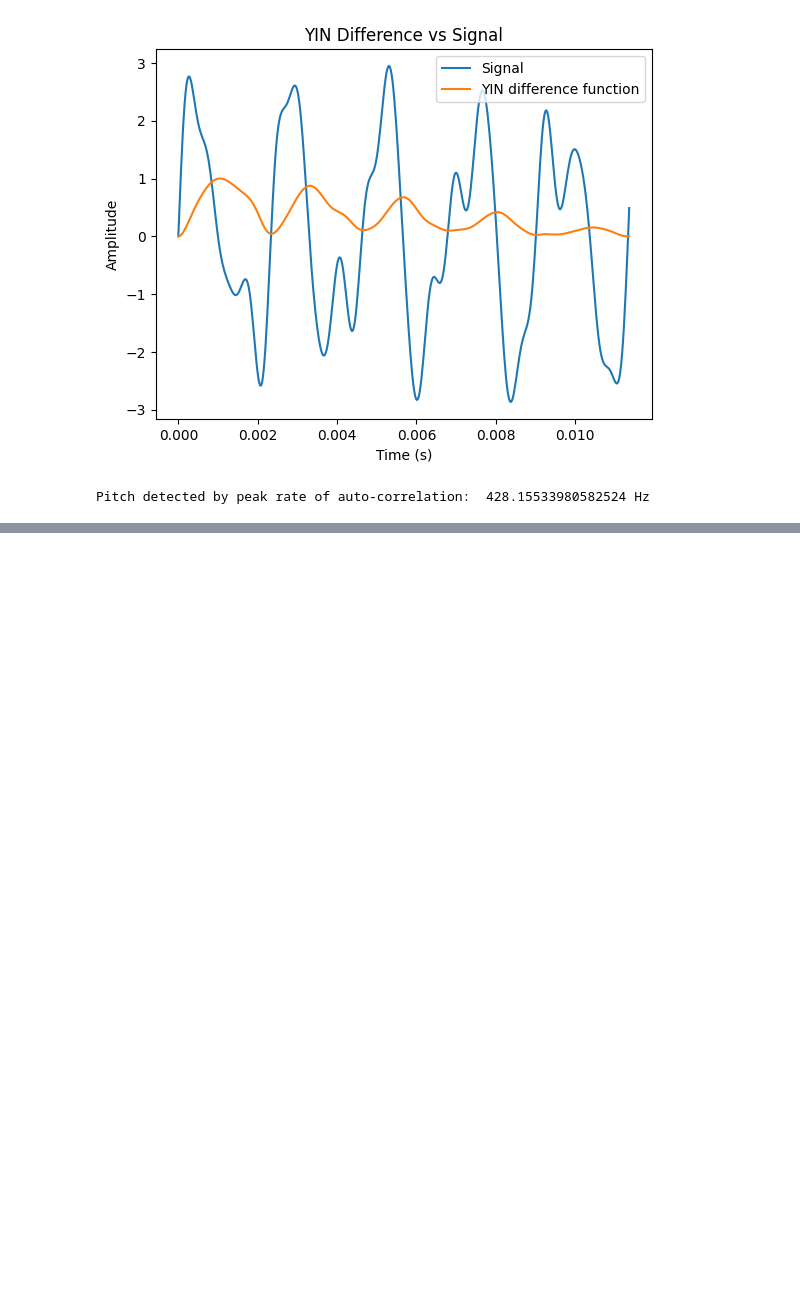
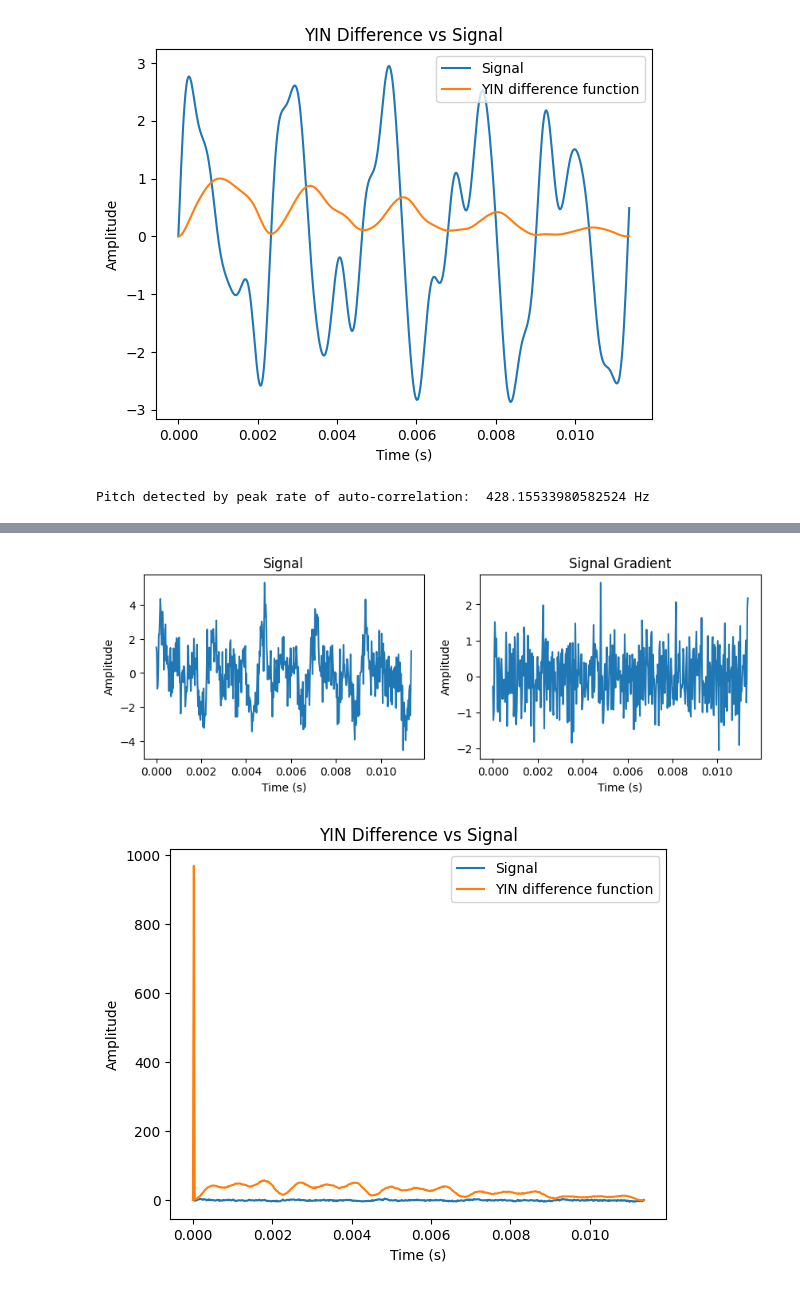
Before and after one commit to nathan-rousselot/pyautotune, a Jupyter notebook: notebooks/time-event-demo.ipynb, the cells around one changed output, grey strips where cells are left out. Saved outputs shown, nothing was run; the diff lists cells and outputs as text; code cells hidden in the pictures; blank space fills up the shorter version.

```diff
--- a/notebooks/time-event-demo.ipynb
+++ b/notebooks/time-event-demo.ipynb
@@ -312,0 +313,24 @@ TypeError: yin_difference_cumsum_to_hz() takes 2 positional arguments but 3 were
+# %%
+fs = 44100
+f0 = 440
+f1 = 880
+f2 = 1320
+f3 = 1760
+A = 2
+A1 = 10
+A2 = 2
+A3 = 10
+A4 = 0.125
+nb_of_periods = 5
+
+K = 0
+
+s = generate_pseudoperiodic(f0, fs, number_of_periods=nb_of_periods)
+
+visualize_signal(s, fs)
+
+diff_arr = yin_difference_cumsum(s)
+visualize_signal(s,fs,yin_diff=diff_arr)
+# %% [output]
+[figure, added]
+[figure, added]
```
Also changed, not shown: parts of 5 cells of this notebook.
